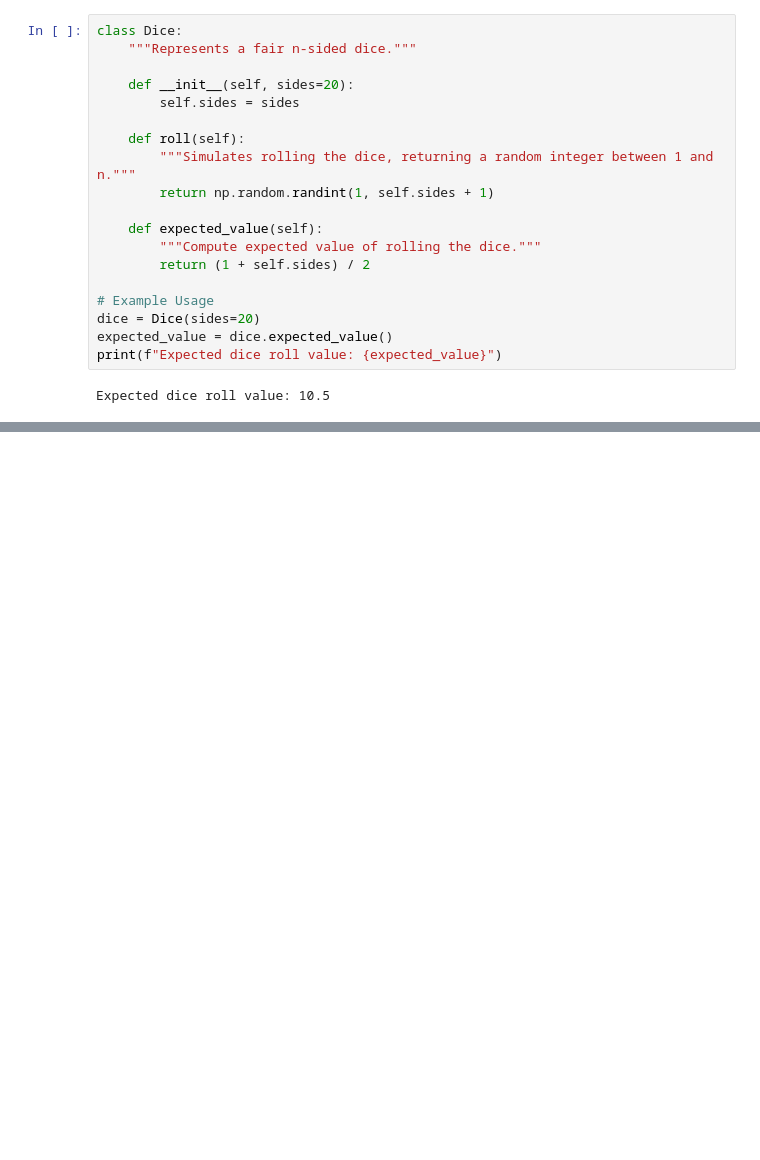
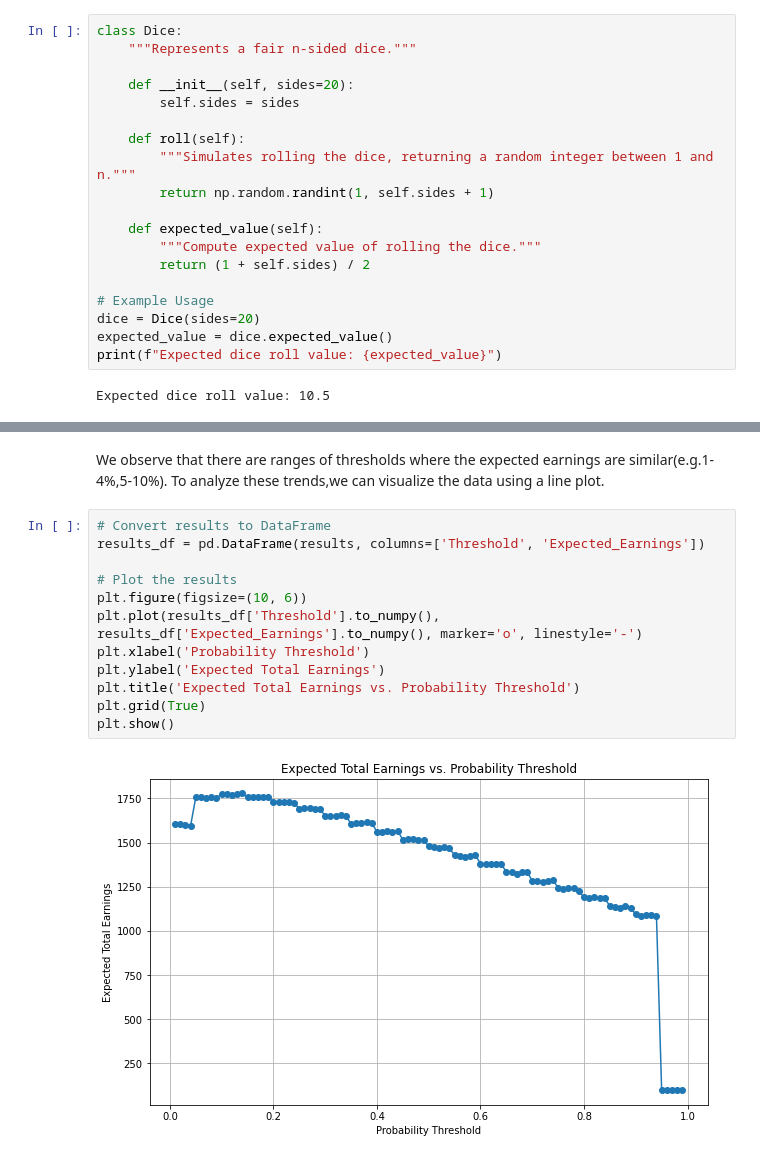
Before and after one commit to gzark1/monte-carlo, a Jupyter notebook: Untitled.ipynb, the cells around one changed output, grey strips where cells are left out. Saved outputs shown, nothing was run; the diff lists cells and outputs as text; blank space fills up the shorter version.

```diff
--- a/Untitled.ipynb
+++ b/Untitled.ipynb
@@ -138,0 +286,16 @@ So the earnings range for this game is $[0,1980]$
+# %% [markdown]
+We observe that there are ranges of thresholds where the expected earnings are similar(e.g.1-4%,5-10%). To analyze these trends,we can visualize the data using a line plot.
+# %%
+# Convert results to DataFrame
+results_df = pd.DataFrame(results, columns=['Threshold', 'Expected_Earnings'])
+
+# Plot the results
+plt.figure(figsize=(10, 6))
+plt.plot(results_df['Threshold'].to_numpy(), results_df['Expected_Earnings'].to_numpy(), marker='o', linestyle='-')
+plt.xlabel('Probability Threshold')
+plt.ylabel('Expected Total Earnings')
+plt.title('Expected Total Earnings vs. Probability Threshold')
+plt.grid(True)
+plt.show()
+# %% [output]
+[figure, added]
```
Also changed, not shown: parts of 13 cells of this notebook, 1 other file.
